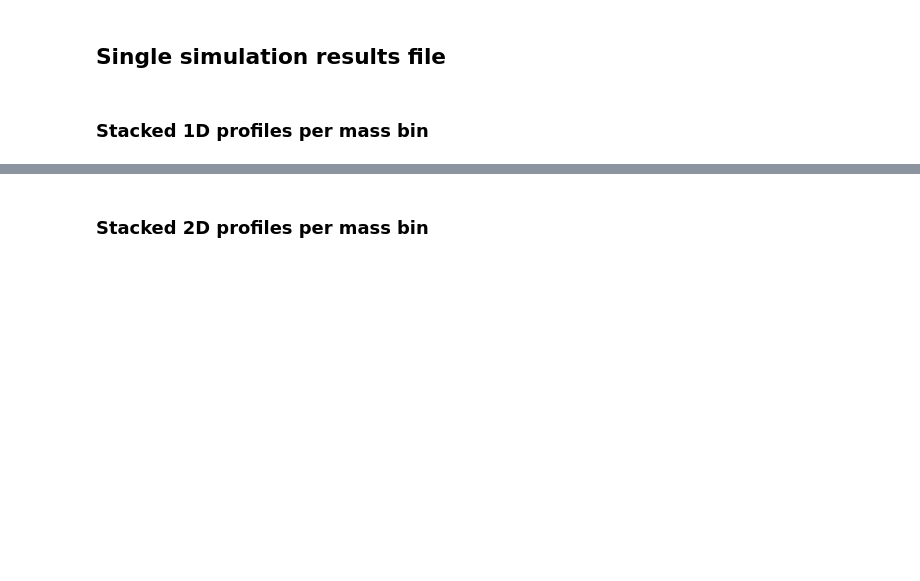
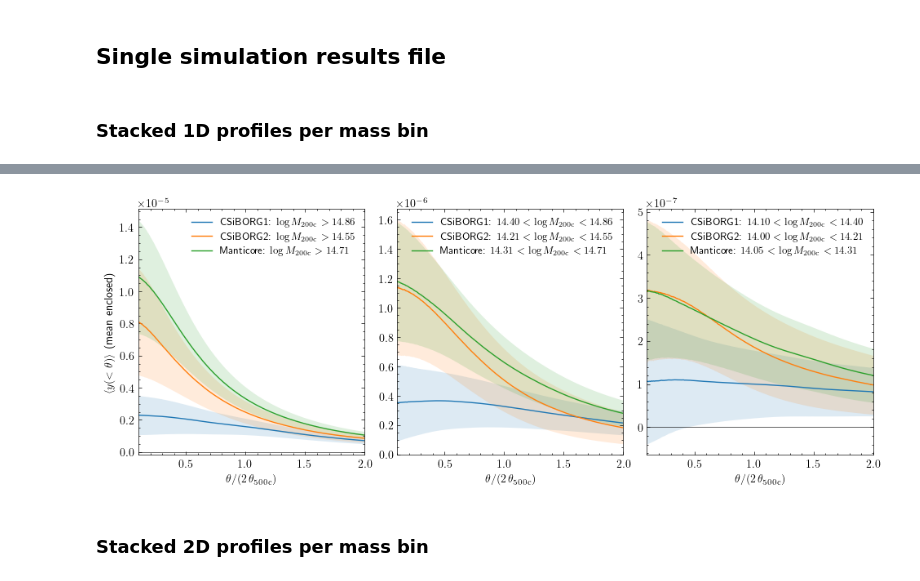
Before and after one commit to Richard-Sti/CMBOlympics, a Jupyter notebook: notebooks/score_stacked.ipynb, the cells around one changed output, grey strips where cells are left out. Cells and saved outputs as stored; diff of their text form; code cells hidden in the pictures; blank space fills up the shorter version.

```diff
--- a/notebooks/score_stacked.ipynb
+++ b/notebooks/score_stacked.ipynb
@@ -33,3 +36,12 @@ display(fig)
+# %%
+fig, axs = plot_stacked_profiles_overlay(
+    [res_cb1, res_cb2, res_manti], nbins=3,
+    simulation=None, theta500_scale=2,
+    suite_labels=["CSiBORG1", "CSiBORG2", "Manticore"])
+
+display(fig)
+# %% [output]
+[figure, added]
 # %% [markdown]
 ### Stacked 2D profiles per mass bin
 # %%
```
Also changed, not shown: parts of 4 cells of this notebook, 1 other file.
